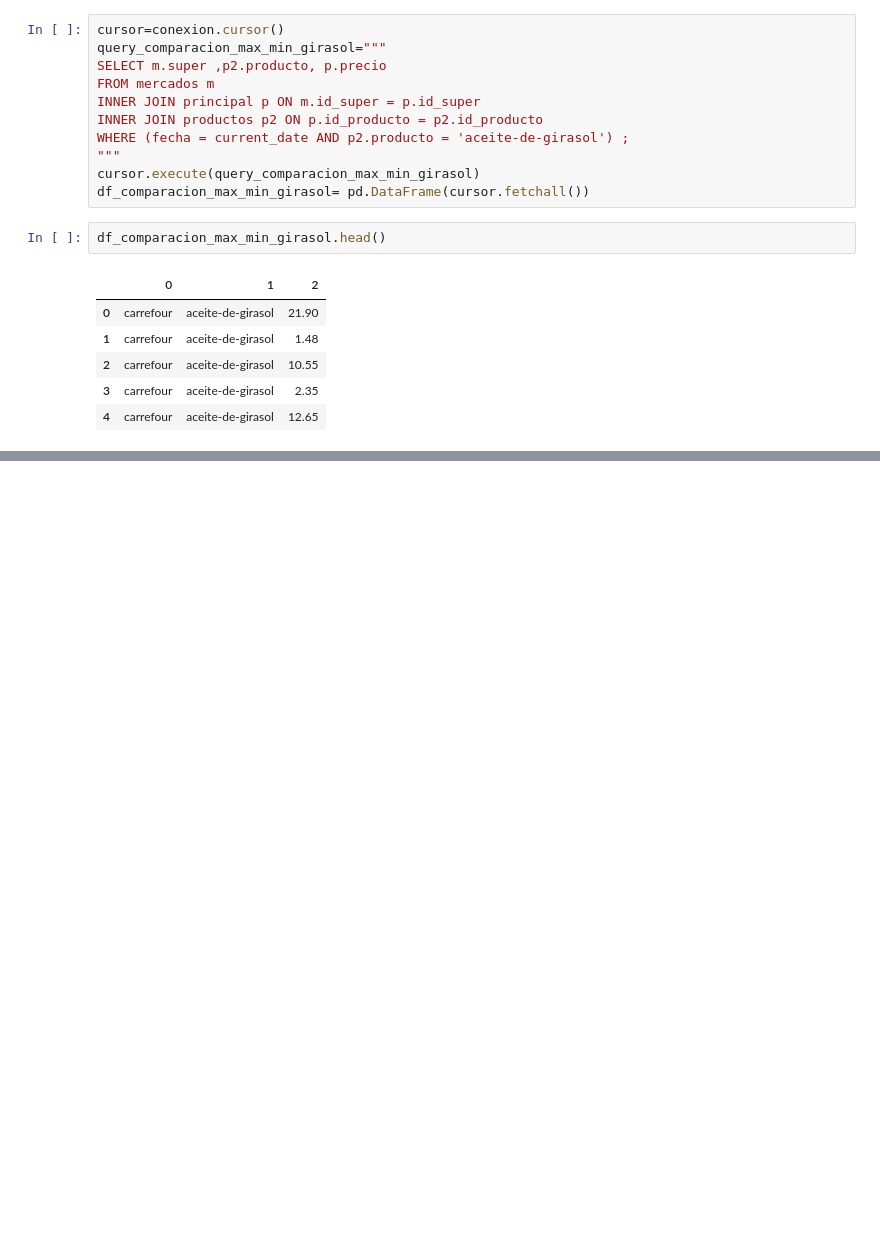
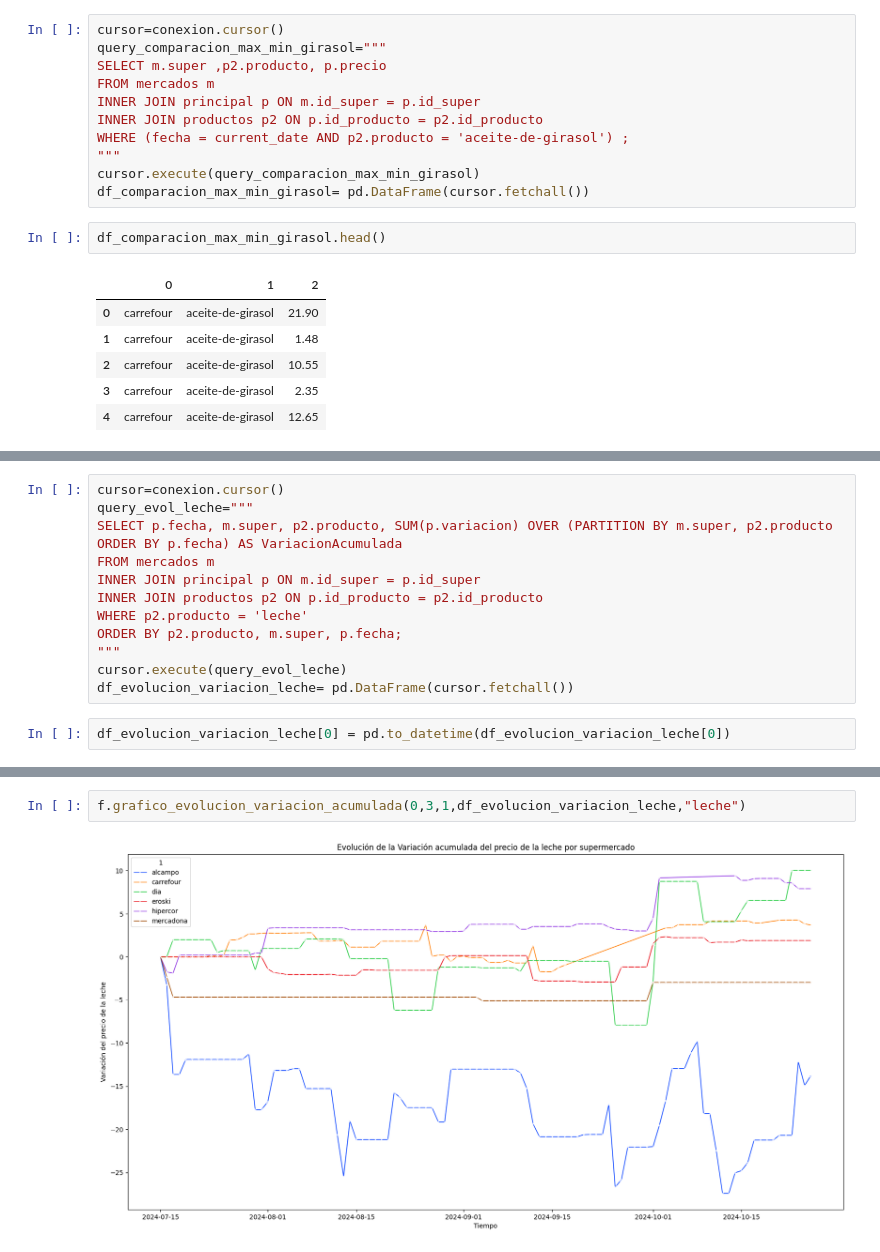
Before and after one commit to jgilsu11/Proyecto1-AnalisisFacua, a Jupyter notebook: Notebooks/1)Extraccion y limpieza (pandas).ipynb, the cells around one changed output, grey strips where cells are left out. Saved outputs shown, nothing was run; the diff lists cells and outputs as text; blank space fills up the shorter version.

Commit message:
Subida de graficos casi hechos

```diff
--- a/Notebooks/1)Extraccion y limpieza (pandas).ipynb
+++ b/Notebooks/1)Extraccion y limpieza (pandas).ipynb
@@ -662,0 +667,14 @@ datos_grafico_comparacion_max_min(0,2,1,df_comparacion_max_min_girasol,"YlOrBr",
+# %%
+cursor=conexion.cursor()
+query_evol_leche="""
+SELECT p.fecha, m.super, p2.producto, SUM(p.variacion) OVER (PARTITION BY m.super, p2.producto ORDER BY p.fecha) AS VariacionAcumulada
+FROM mercados m
+INNER JOIN principal p ON m.id_super = p.id_super
+INNER JOIN productos p2 ON p.id_producto = p2.id_producto
+WHERE p2.producto = 'leche'
+ORDER BY p2.producto, m.super, p.fecha;
+"""
+cursor.execute(query_evol_leche)
+df_evolucion_variacion_leche= pd.DataFrame(cursor.fetchall())
+# %%
+df_evolucion_variacion_leche[0] = pd.to_datetime(df_evolucion_variacion_leche[0])
@@ -662,0 +687,4 @@ datos_grafico_comparacion_max_min(0,2,1,df_comparacion_max_min_girasol,"YlOrBr",
+# %%
+f.grafico_evolucion_variacion_acumulada(0,3,1,df_evolucion_variacion_leche,"leche")
+# %% [output]
+[figure, added]
```
Also changed, not shown: parts of 55 cells of this notebook, 1 other file.
